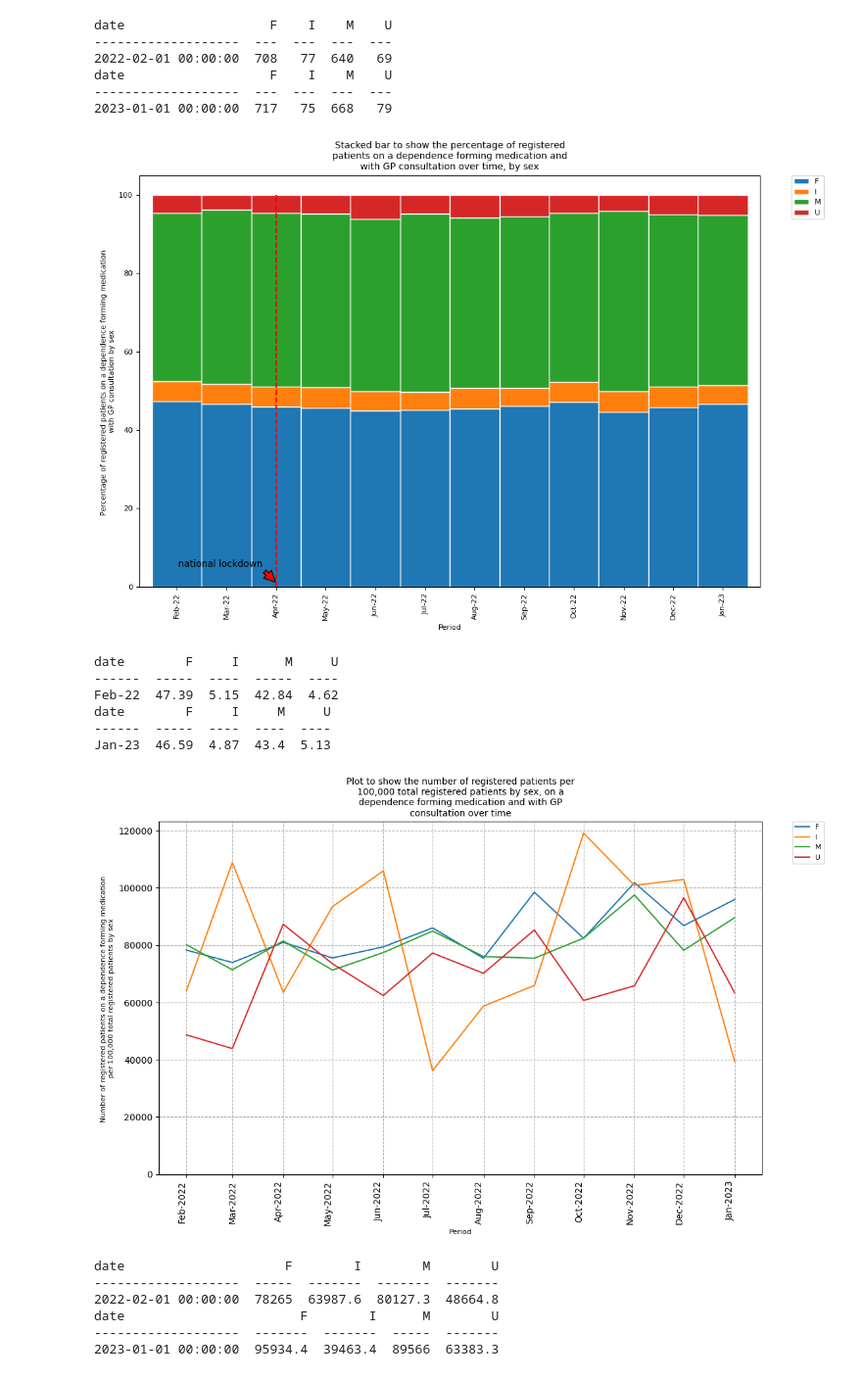
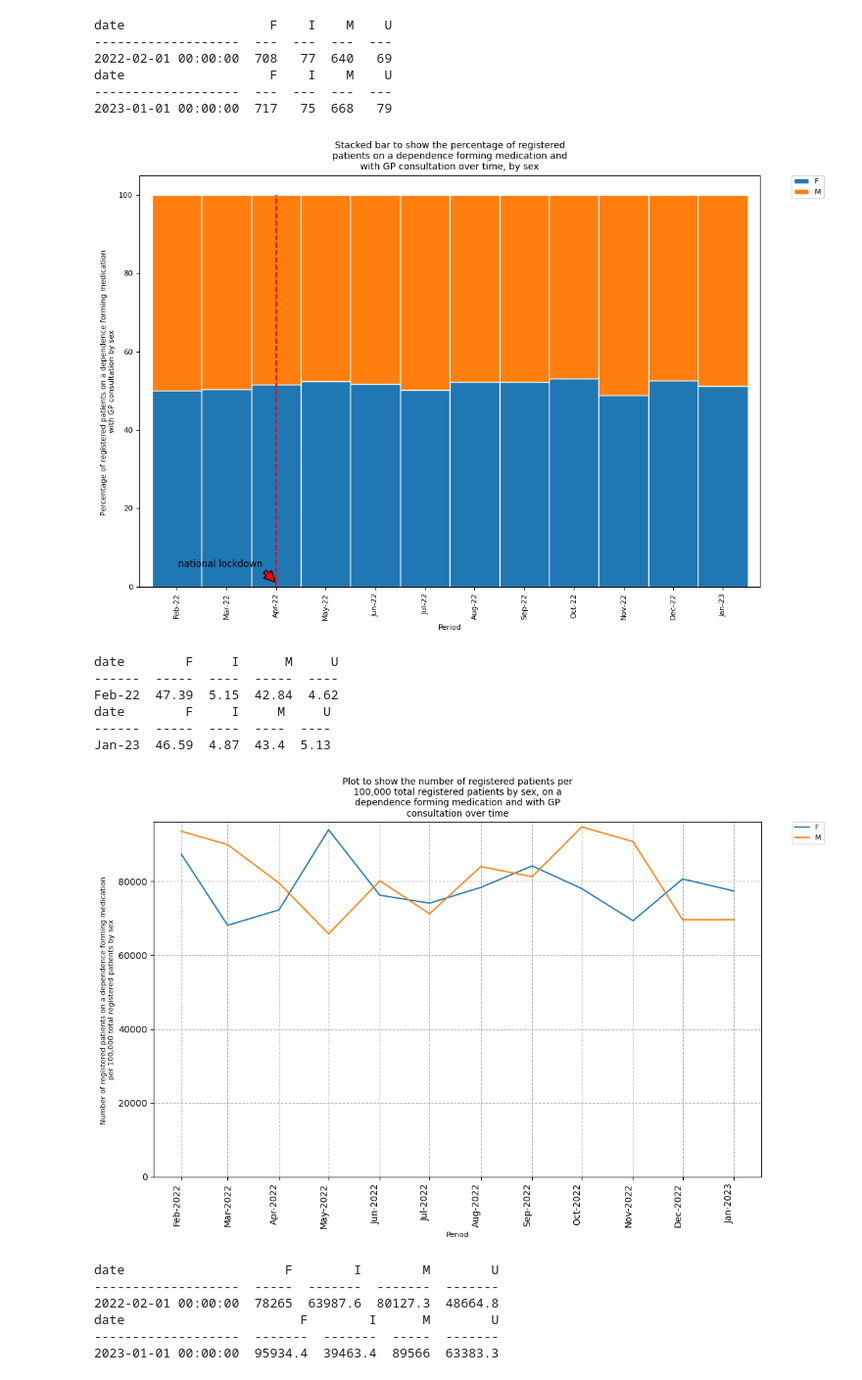
Before and after one commit to opensafely/dfms-covid19, a Jupyter notebook: analysis/report_3b_demograhics_sex.ipynb, the cells around one changed output. Shown at 98% size. Drawn from its saved outputs; the diff is of its cells as text; code cells hidden in the pictures.

```diff
--- a/analysis/report_3b_demograhics_sex.ipynb
+++ b/analysis/report_3b_demograhics_sex.ipynb
@@ -257,6 +259,7 @@ date                      F      I        M        U
 2023-01-01 00:00:00  114831  70628  84344.4  40731.7
 # %%
 data_measure_consultation_sex_rate = pd.read_csv("../output/measure_compare_medications_by_sex_socialrx_v_consultation_rate.csv", usecols=["date", "sex", "with_medication", "with_social_prescribing", "with_consultation", "population", "research_population"], parse_dates=["date"])
+data_measure_consultation_sex_rate = data_measure_consultation_sex_rate.loc[data_measure_consultation_sex_rate["sex"].isin(["F", "M"]), :]
 data_measure_consultation_sex_rate = data_measure_consultation_sex_rate.loc[data_measure_consultation_sex_rate["with_consultation"] == 1, :]
 df = pd.DataFrame(data=data_measure_consultation_sex_rate)
 df2 = df.groupby(['date', 'sex']).research_population.sum().unstack()
@@ -277,7 +280,7 @@ plt.ylim(ymin=0)
 plt.xticks(rotation=90)
 title = 'Plot to show the number of registered patients on a dependence forming medication with GP consultation over time, by sex'
 plt.title('\n'.join(wrap(title,50)), fontsize=10)
-plt.legend(labels= ["F", "I", "M", "U"], bbox_to_anchor=(1.05, 1), loc='upper left', borderaxespad=0, fontsize=8)
+plt.legend(labels= ["F", "M"], bbox_to_anchor=(1.05, 1), loc='upper left', borderaxespad=0, fontsize=8)
 plt.grid(linestyle="dashed")
 plt.savefig(f"../output/measure_gp_consultation_sex_rate_plot.png", bbox_inches='tight', dpi=150)
 plt.show()
@@ -321,7 +324,7 @@ plt.xticks(rotation=90)
 plt.savefig(f"../output/measure_gp_consultation_sex_rate_bar.png", bbox_inches='tight', dpi=150)
 plt.show()
 # %% [output]
-[figure, old version]
+[figure, new version]
 # %%
 print(tabulate(persc.iloc[:1], headers='keys', tablefmt = 'simple'))
 print(tabulate(persc.iloc[-1:], headers='keys', tablefmt = 'simple'))
@@ -335,29 +338,29 @@ Jan-23  46.59  4.87  43.4  5.13
 # %%
 df1 = df.assign(weighted_research_population=lambda x: x.research_population / (x.population / 100000))
 df2 = df1.groupby(['date', 'sex']).weighted_research_population.sum().unstack()
 
 fig = plt.figure(figsize=(12,8))
 ax = plt.subplot()
 
 months = mdates.MonthLocator()
 date_format = mdates.DateFormatter('%b-%Y')
 
 ax.xaxis.set_major_formatter(date_format)
 ax.xaxis.set_major_locator(months)
 fig.autofmt_xdate()
 ax.plot(df2)
 ax.set_xlabel('Period', fontsize=8)
 ax.set_ylabel('Number of registered patients on a dependence forming medication \nper 100,000 total registered patients by sex', fontsize=8)
 plt.ylim(ymin=0)
 plt.xticks(rotation=90)
 title = 'Plot to show the number of registered patients per 100,000 total registered patients by sex, on a dependence forming medication and with GP consultation over time'
 plt.title('\n'.join(wrap(title,50)), fontsize=10)
-plt.legend(labels= ["F", "I", "M", "U"], bbox_to_anchor=(1.05, 1), loc='upper left', borderaxespad=0, fontsize=8)
+plt.legend(labels= ["F", "M"], bbox_to_anchor=(1.05, 1), loc='upper left', borderaxespad=0, fontsize=8)
 plt.grid(linestyle="dashed")
 plt.savefig(f"../output/measure_gp_consultation_age_weighted_plot.png", bbox_inches='tight', dpi=150)
 plt.show()
 # %% [output]
-[figure, old version]
+[figure, new version]
 # %%
 print(tabulate(df2.iloc[:1], headers='keys', tablefmt = 'simple'))
 print(tabulate(df2.iloc[-1:], headers='keys', tablefmt = 'simple'))
```
Also changed, not shown: parts of 7 cells of this notebook, 29 other files.
